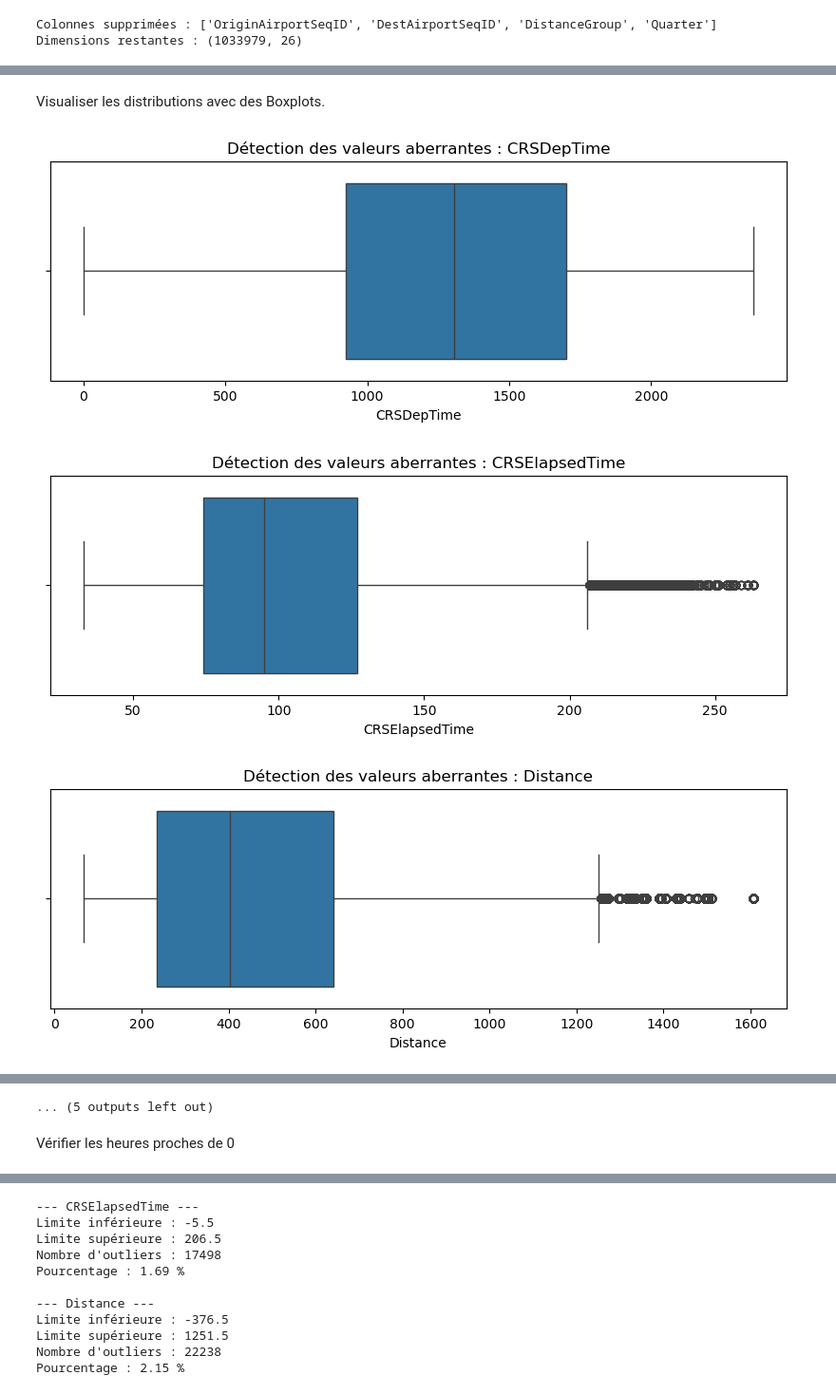
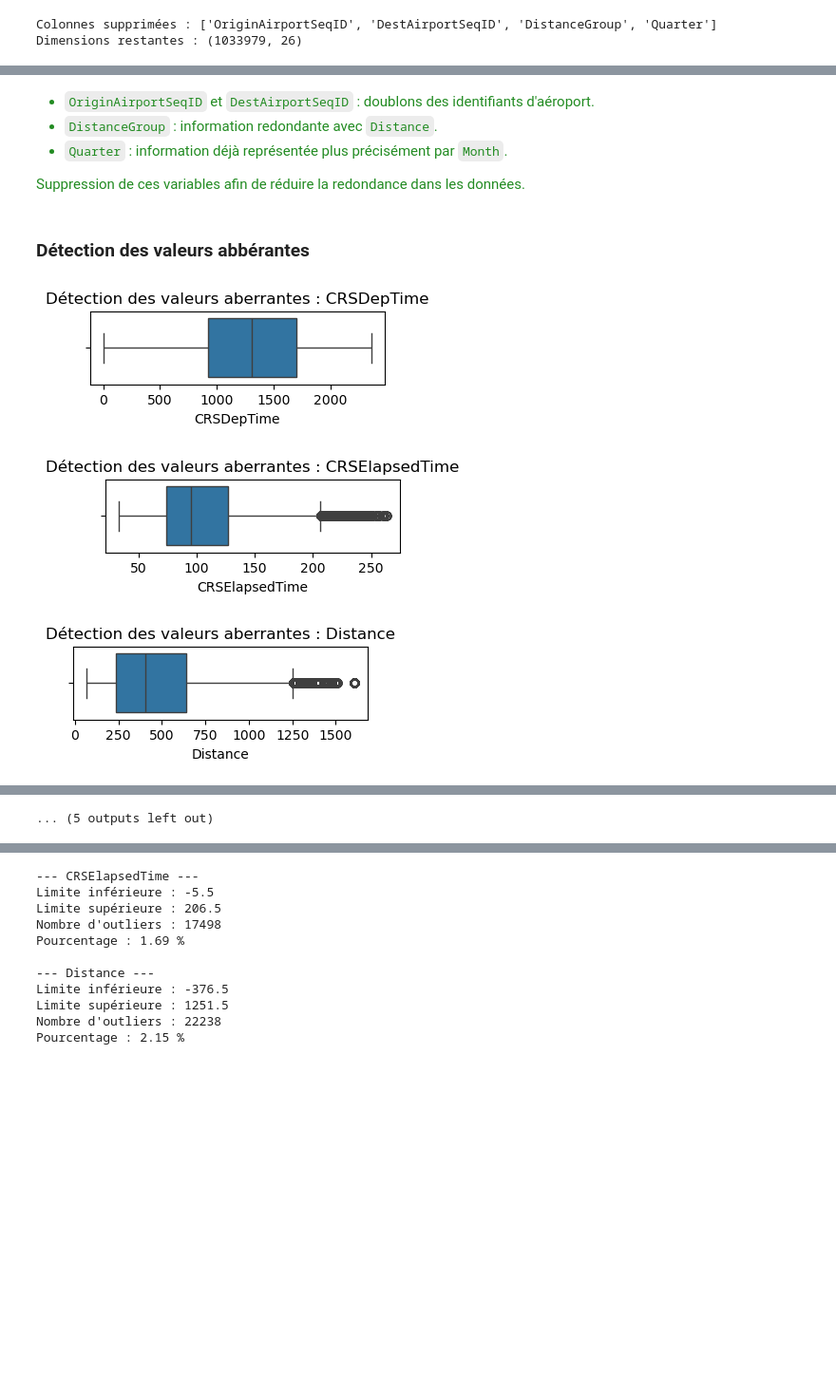
Before and after one commit to seguinx/Projet_Pr-diction_Avion-_retard, a Jupyter notebook: PROJET/Dataset/preselection.ipynb, the cells around one changed output, grey strips where cells are left out. Shown at 95% size. Drawn from its saved outputs; the diff is of its cells as text; code cells hidden in the pictures; blank space fills up the shorter version.

```diff
--- a/PROJET/Dataset/preselection.ipynb
+++ b/PROJET/Dataset/preselection.ipynb
@@ -922,20 +839,33 @@ Variables numériques : 17
+# %% [markdown]
+<ul style="color:#228B22;">
+  <li><code>OriginAirportSeqID</code> et <code>DestAirportSeqID</code> : doublons des identifiants d'aéroport.</li>
+  <li><code>DistanceGroup</code> : information redondante avec <code>Distance</code>.</li>
+  <li><code>Quarter</code> : information déjà représentée plus précisément par <code>Month</code>.</li>
+</ul>
+<p style="color:#228B22;">
+Suppression de ces variables afin de réduire la redondance dans les données.
+</p>
 # %% [markdown]
-Visualiser les distributions avec des Boxplots.
+### Détection des valeurs abbérantes
 # %%
 import matplotlib.pyplot as plt
 import seaborn as sns
 
+numeric_cols = df.select_dtypes(
+    include=["int64", "float64"]
+).columns.drop("ArrDel15")
+
 for col in numeric_cols:
 
-    plt.figure(figsize=(10, 3))
+    plt.figure(figsize=(4, 1))
 
     sns.boxplot(x=df[col])
 
     plt.title(f"Détection des valeurs aberrantes : {col}")
     plt.xlabel(col)
 
     plt.show()
 # %% [output]
-[figure, old version]
+[figure, new version]
-[figure, old version]
+[figure, new version]
-[figure, old version]
+[figure, new version]
@@ -951,3 +881 @@ for col in numeric_cols:
 ... (5 outputs left out)
-# %% [markdown]
-Vérifier les heures proches de 0
```
Also changed, not shown: parts of 109 cells of this notebook, 4 other files.
